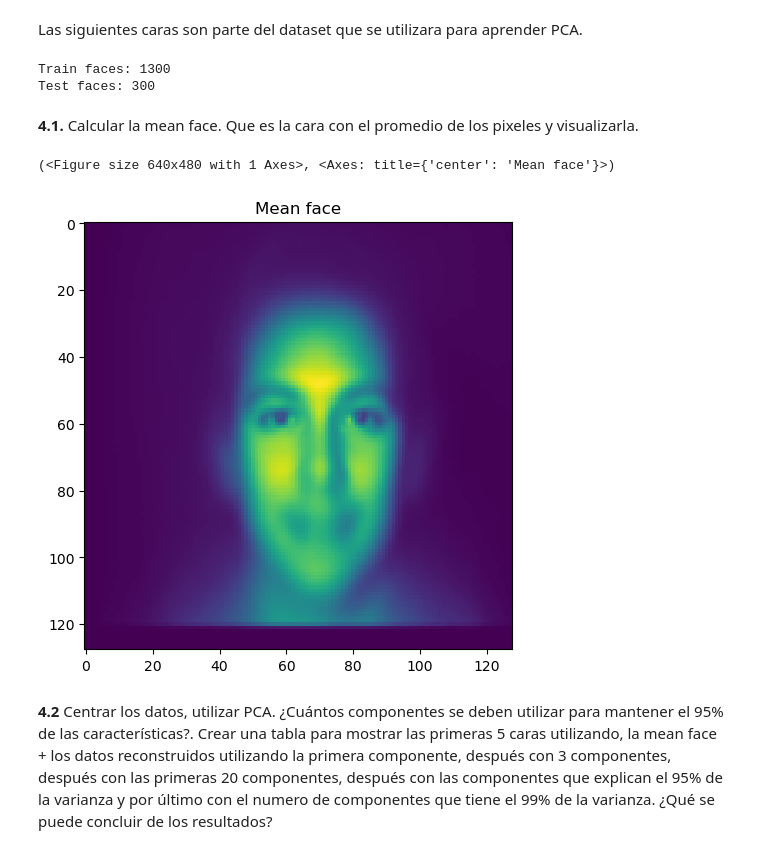
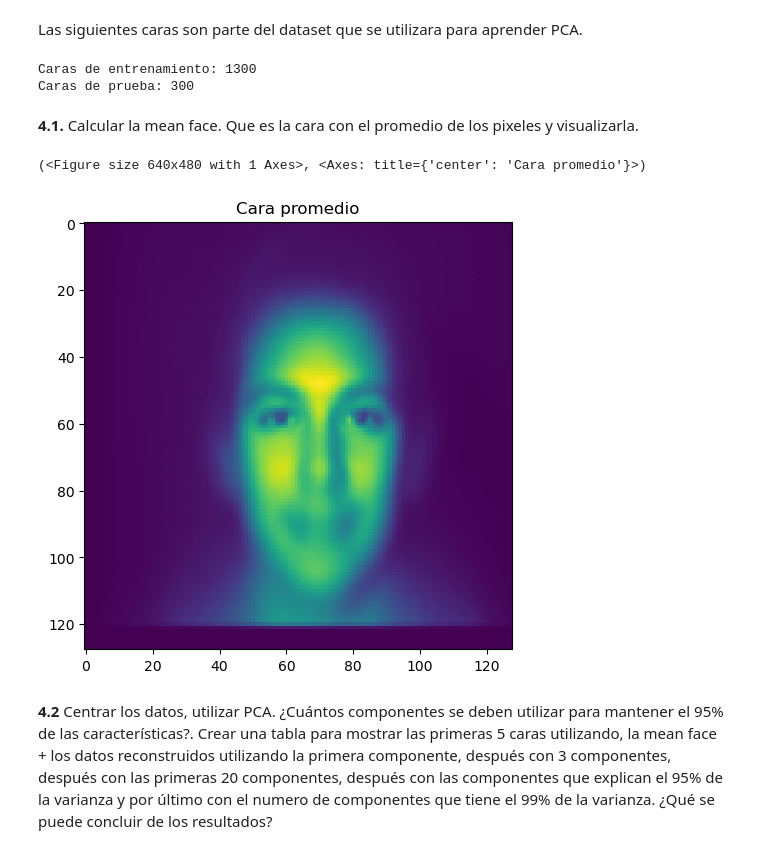
Before and after one commit to smorenova72/EST_III_UCO, a Jupyter notebook: tarea1/src/tarea_1.ipynb, the cells around one changed output. Saved outputs shown, nothing was run; the diff lists cells and outputs as text; code cells hidden in the pictures.

```diff
--- a/tarea1/src/tarea_1.ipynb
+++ b/tarea1/src/tarea_1.ipynb
@@ -633,43 +633,43 @@ test_faces = [3037,1760,4212,1552,4020,3205,4444,3661,2581,3453,1304,4676,2924,2
               3771,2465,4792,3785,2657,5016,2233,2001,1684,4598,2805,2039,4934,4108,1648,3923,3749,1822,2006,1683,
               5011]
 
-print("Train faces:",len(train_faces))
-print("Test faces:",len(test_faces))
+print("Caras de entrenamiento:",len(train_faces))
+print("Caras de prueba:",len(test_faces))
 # %% [output]
-Train faces: 1300
-Test faces: 300
+Caras de entrenamiento: 1300
+Caras de prueba: 300
 # %% [markdown]
 **4.1.** Calcular la mean face. Que es la cara con el promedio de los pixeles y visualizarla.
 # %%
 def load_images(faces):
     X = []
 
     for face in faces:
         with open(os.path.join("data/faces/",str(face)), "rb") as f:
             bytes_read = f.read()
             img = Image.frombytes('L', (128,128), bytes_read)
             X.append(np.array(img).flatten())
 
     return np.array(X)
 
-def plot_image(data, label="Mean face", ax=None):
+def plot_image(data, label="Cara", ax=None):
     fn_shape = lambda X: X.reshape(128,128)
     fig = None
     if ax is None:
         fig, ax = plt.subplots(1,1, constrained_layout=True)
     ax.imshow(fn_shape(data))
     ax.set_title(label=label)
     return fig,ax
 
 Tr = load_images(train_faces)
 
 Tr_mean = np.mean(Tr, axis=0)
 Tr_center = Tr - Tr_mean
 
-plot_image(Tr_mean)
+plot_image(Tr_mean, label="Cara promedio")
 # %% [output]
-(<Figure size 640x480 with 1 Axes>, <Axes: title={'center': 'Mean face'}>)
+(<Figure size 640x480 with 1 Axes>, <Axes: title={'center': 'Cara promedio'}>)
-[figure, old version]
+[figure, new version]
 # %% [markdown]
 **4.2** Centrar los datos, utilizar PCA. ¿Cuántos componentes se deben utilizar para mantener el 95% de las características?. Crear una tabla para mostrar las primeras 5 caras utilizando, la mean face + los datos reconstruidos utilizando la primera componente, después con 3 componentes, después con las primeras 20 componentes, después con las componentes que explican el 95% de la varianza y por último con el numero de componentes que tiene el 99% de la varianza. ¿Qué se puede concluir de los resultados?
 # %%
```
Also changed, not shown: parts of 43 cells of this notebook, 35 other files.
